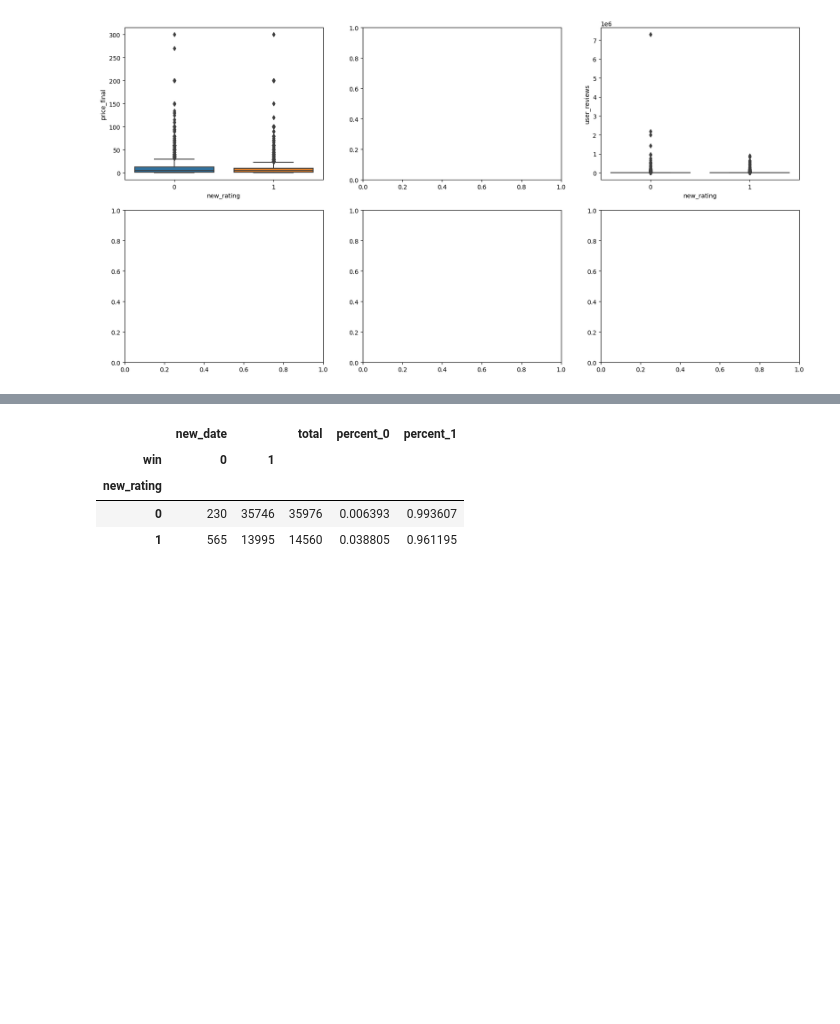
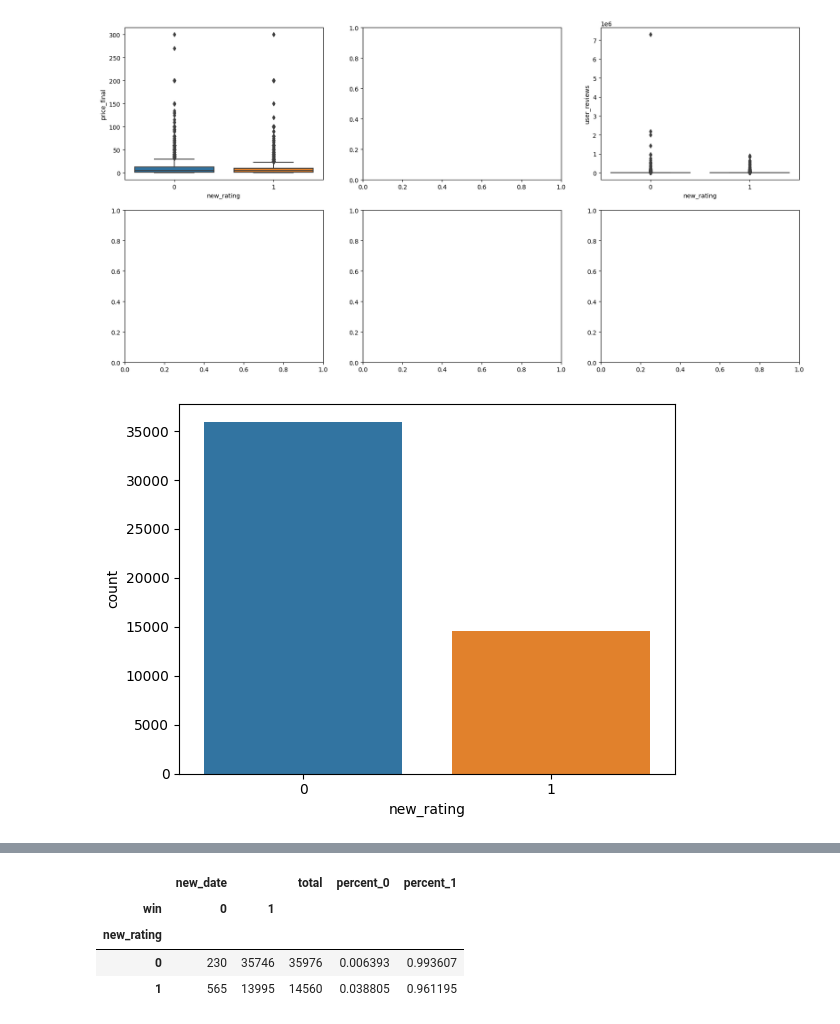
Before and after one commit to CDN0116/schulich-repo, a Jupyter notebook: DS-Final project.ipynb, the cells around one changed output, grey strips where cells are left out. Cells and saved outputs as stored; diff of their text form; code cells hidden in the pictures; blank space fills up the shorter version.

```diff
--- a/DS-Final project.ipynb
+++ b/DS-Final project.ipynb
@@ -156,3 +156,8 @@ sns.boxplot(x='new_rating', y='user_reviews', ax=ax3, data=df)
 # %%
 price_outliers=df[df['price_final']>100].index
 df.drop(price_outliers,inplace=True)
+# %%
+sns.countplot(x='new_rating', data=df)
+plt.show()
+# %% [output]
+[figure, added]
```
Also changed, not shown: parts of 5 cells of this notebook.
